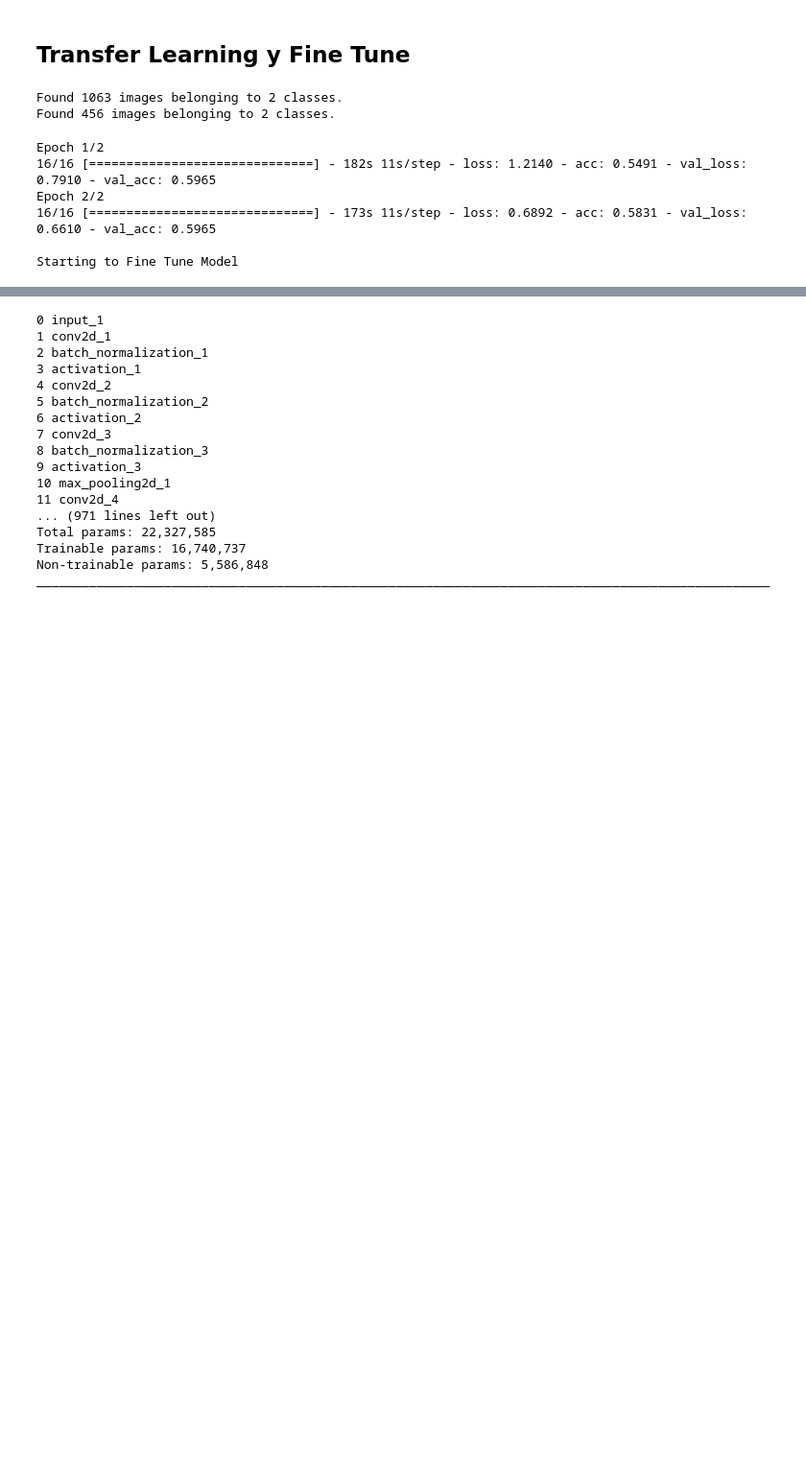
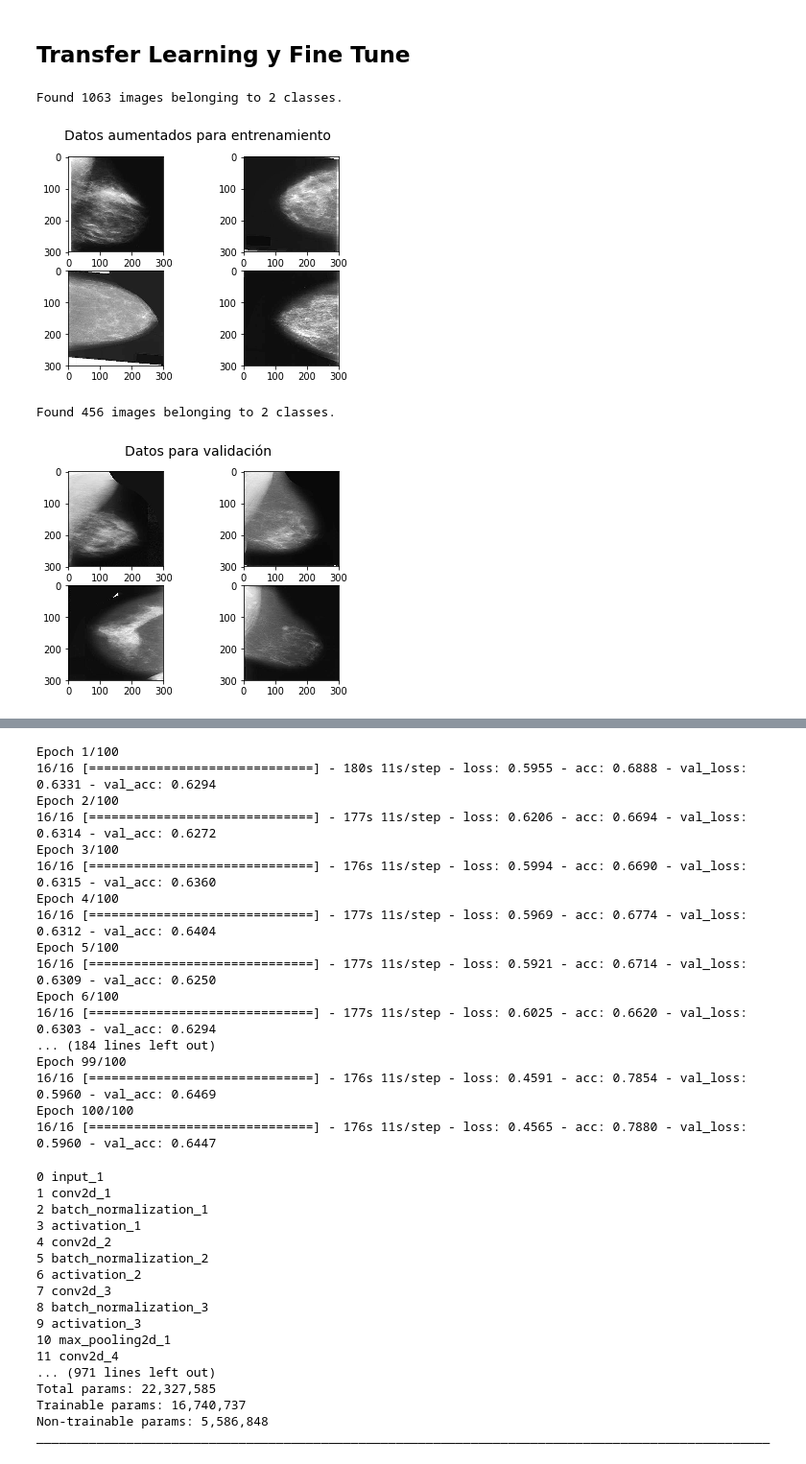
Before and after one commit to chrifer7/dm-challenge, a Jupyter notebook: transfer_learning/DM-Transfer-FineTune-DDSM-NoLabel-Data.ipynb, the cells around one changed output, grey strips where cells are left out. Shown at 96% size. Cells and saved outputs as stored; diff of their text form; code cells hidden in the pictures; blank space fills up the shorter version.

```diff
--- a/transfer_learning/DM-Transfer-FineTune-DDSM-NoLabel-Data.ipynb
+++ b/transfer_learning/DM-Transfer-FineTune-DDSM-NoLabel-Data.ipynb
@@ -110,10 +110,40 @@ def train(model, train_data_dir, validation_data_dir):
                                                         #save_format='jpeg')
     # use the above 3 commented lines if you want to save and look at how the data augmentations look like
 
+    fig = plt.figure()
+    fig.suptitle("Datos aumentados para entrenamiento", fontsize=14)
+    x,y = train_generator.next()
+    for i in range(0,4):
+        image = x[i]
+        #plt.imshow(image.transpose(2,1,0))
+        #Plotea data aumentada
+        ax1 = fig.add_subplot(2,2,i+1)
+        ax1.imshow(image)
+        #ax1.set_title("Clase %s"%y)
+        #plt.show()
+        #plt.imshow(image)
+
+    plt.show()
+
     validation_generator = validation_datagen.flow_from_directory(validation_data_dir,
                                                             target_size=(img_height, img_width),
                                                             batch_size=batch_size,
                                                             class_mode='binary')
+
+    fig = plt.figure()
+    fig.suptitle("Datos para validación", fontsize=14)
+    x,y = validation_generator.next()
+    for i in range(0,4):
+        image = x[i]
+        #plt.imshow(image.transpose(2,1,0))
+        #Plotea data aumentada
+        ax1 = fig.add_subplot(2,2,i+1)
+        ax1.imshow(image)
+        #ax1.set_title("Clase %s"%y)
+        #plt.show()
+        #plt.imshow(image)
+
+    plt.show()
 
     model.compile(optimizer='rmsprop',
                   loss='binary_crossentropy',  # categorical_crossentropy if multi-class classifier
@@ -167,37 +197,33 @@ def train(model, train_data_dir, validation_data_dir):
     checkpoint = ModelCheckpoint(final_weights_path, monitor='val_loss', verbose=1, save_best_only=True, mode='mode')
     #early_stopping = keras.callbacks.EarlyStopping(monitor='val_loss', min_delta=0, patience=10, verbose=0, mode='auto')
     callbacks_list = [checkpoint]
 
     # fine-tune the model
     history_ft = model.fit_generator(train_generator,
                         samples_per_epoch=nb_train_samples,
                         nb_epoch=nb_epoch,
                         validation_data=validation_generator,
                         nb_val_samples=nb_validation_samples,
                         callbacks=callbacks_list)
 
     # save model
     model_json = model.to_json()
     with open('model/model'+name_dir+'.json', 'w') as json_file:
         json_file.write(model_json)
 
     return history_tl, history_ft, model
 #Fin de función
 
 #Preparar el modelo
 base_model = load_base_model1()
 # Top Model Block
 predictions = build_predictions1(base_model)
 
 # add your top layer block to your base model
 pre_model = Model(base_model.input, predictions)
 hist_tl, hist_ft, model = train(pre_model, train_dir, validation_dir)  # train model
 # %% [output]
 Found 1063 images belonging to 2 classes.
-Found 456 images belonging to 2 classes.
+[figure, added]
-Epoch 1/2
-16/16 [==============================] - 182s 11s/step - loss: 1.2140 - acc: 0.5491 - val_loss: 0.7910 - val_acc: 0.5965
-Epoch 2/2
-16/16 [==============================] - 173s 11s/step - loss: 0.6892 - acc: 0.5831 - val_loss: 0.6610 - val_acc: 0.5965
-
-Starting to Fine Tune Model
+Found 456 images belonging to 2 classes.
+[figure, added]
@@ -224,3 +247,20 @@ Epoch 10/10
+Epoch 1/100
+16/16 [==============================] - 180s 11s/step - loss: 0.5955 - acc: 0.6888 - val_loss: 0.6331 - val_acc: 0.6294
+Epoch 2/100
+16/16 [==============================] - 177s 11s/step - loss: 0.6206 - acc: 0.6694 - val_loss: 0.6314 - val_acc: 0.6272
+Epoch 3/100
+16/16 [==============================] - 176s 11s/step - loss: 0.5994 - acc: 0.6690 - val_loss: 0.6315 - val_acc: 0.6360
+Epoch 4/100
+16/16 [==============================] - 177s 11s/step - loss: 0.5969 - acc: 0.6774 - val_loss: 0.6312 - val_acc: 0.6404
+Epoch 5/100
+16/16 [==============================] - 177s 11s/step - loss: 0.5921 - acc: 0.6714 - val_loss: 0.6309 - val_acc: 0.6250
+Epoch 6/100
+16/16 [==============================] - 177s 11s/step - loss: 0.6025 - acc: 0.6620 - val_loss: 0.6303 - val_acc: 0.6294
+... (184 lines left out)
+Epoch 99/100
+16/16 [==============================] - 176s 11s/step - loss: 0.4591 - acc: 0.7854 - val_loss: 0.5960 - val_acc: 0.6469
+Epoch 100/100
+16/16 [==============================] - 176s 11s/step - loss: 0.4565 - acc: 0.7880 - val_loss: 0.5960 - val_acc: 0.6447
 # %%
 #print(model_layers)
 #print(model_layers.layers)
```
Also changed, not shown: parts of 4 cells of this notebook, 3 other files.
